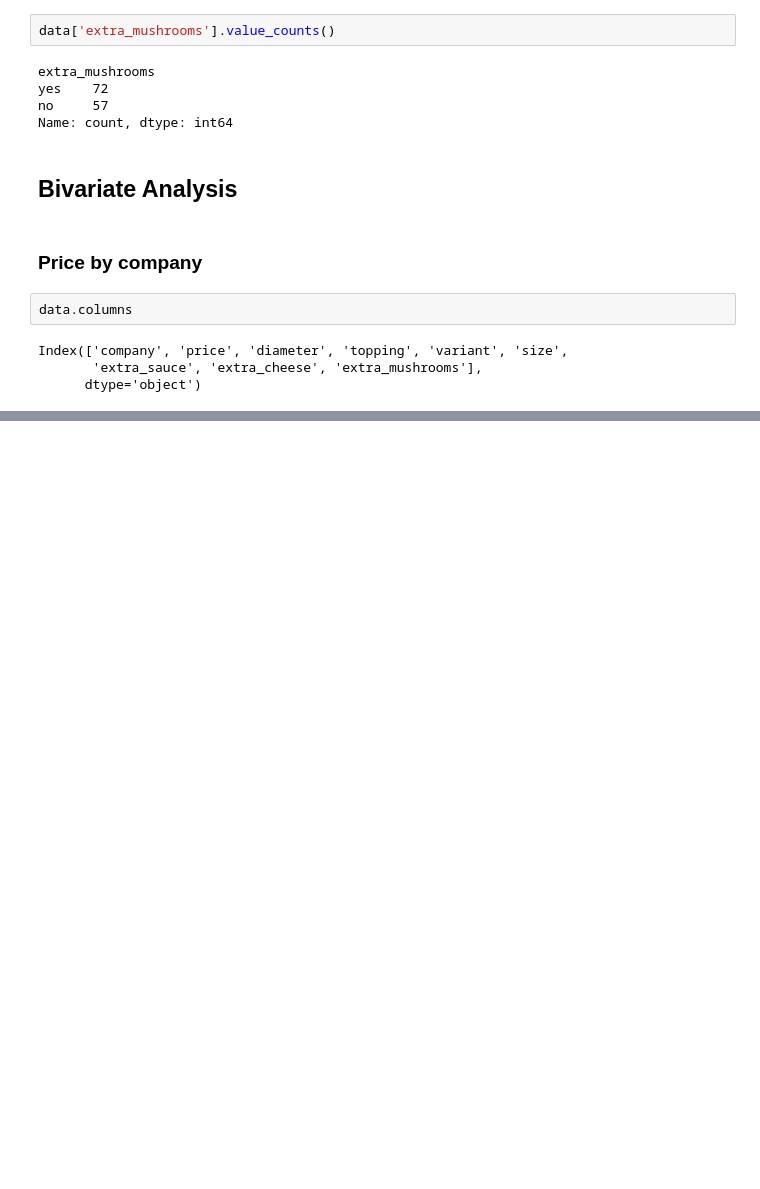
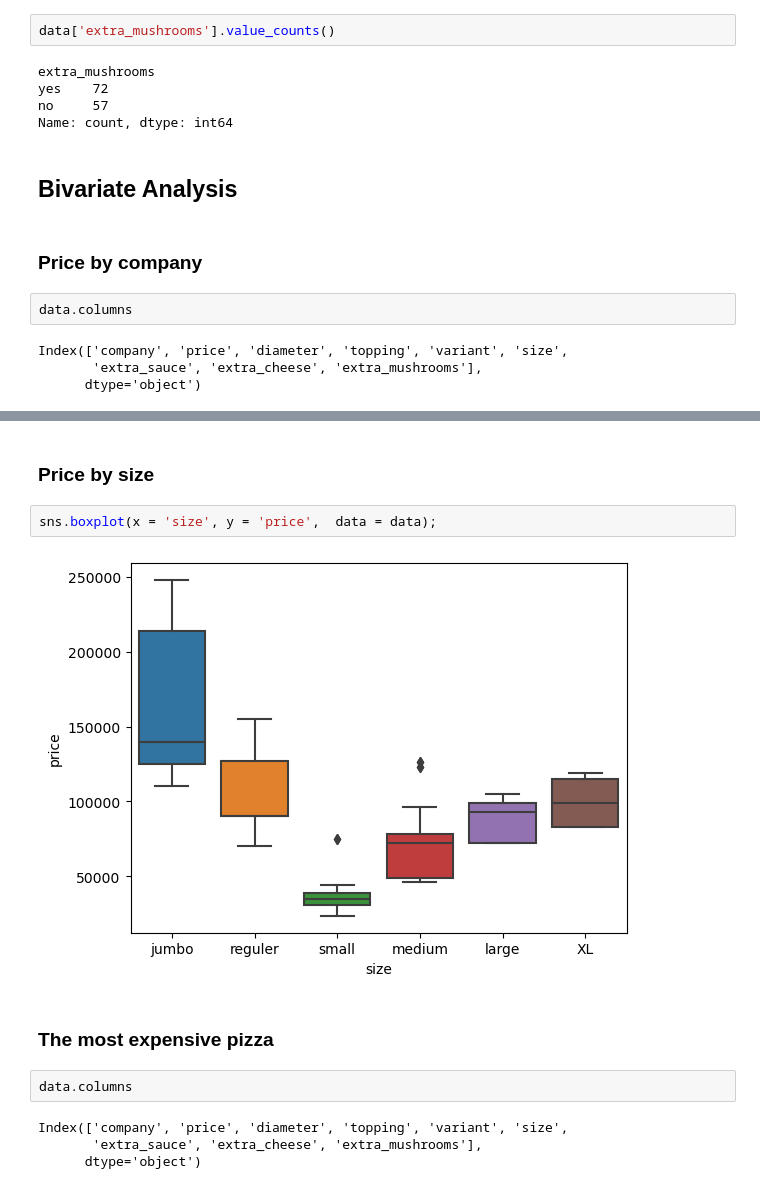
Before and after one commit to Edy-Mochamad/Machine_Learning_project-Pizza_price_Prediction, a Jupyter notebook: notebook.ipynb, the cells around one changed output, grey strips where cells are left out. Saved outputs shown, nothing was run; the diff lists cells and outputs as text; blank space fills up the shorter version.

```diff
--- a/notebook.ipynb
+++ b/notebook.ipynb
@@ -318,0 +324,14 @@ sns.barplot(x = data['company'], y = data['price']);
+# %% [markdown]
+### **Price by size**
+# %%
+sns.boxplot(x = 'size', y = 'price',  data = data);
+# %% [output]
+[figure, added]
+# %% [markdown]
+### **The most expensive pizza**
+# %%
+data.columns
+# %% [output]
+Index(['company', 'price', 'diameter', 'topping', 'variant', 'size',
+       'extra_sauce', 'extra_cheese', 'extra_mushrooms'],
+      dtype='object')
```
Also changed, not shown: parts of 17 cells of this notebook.
